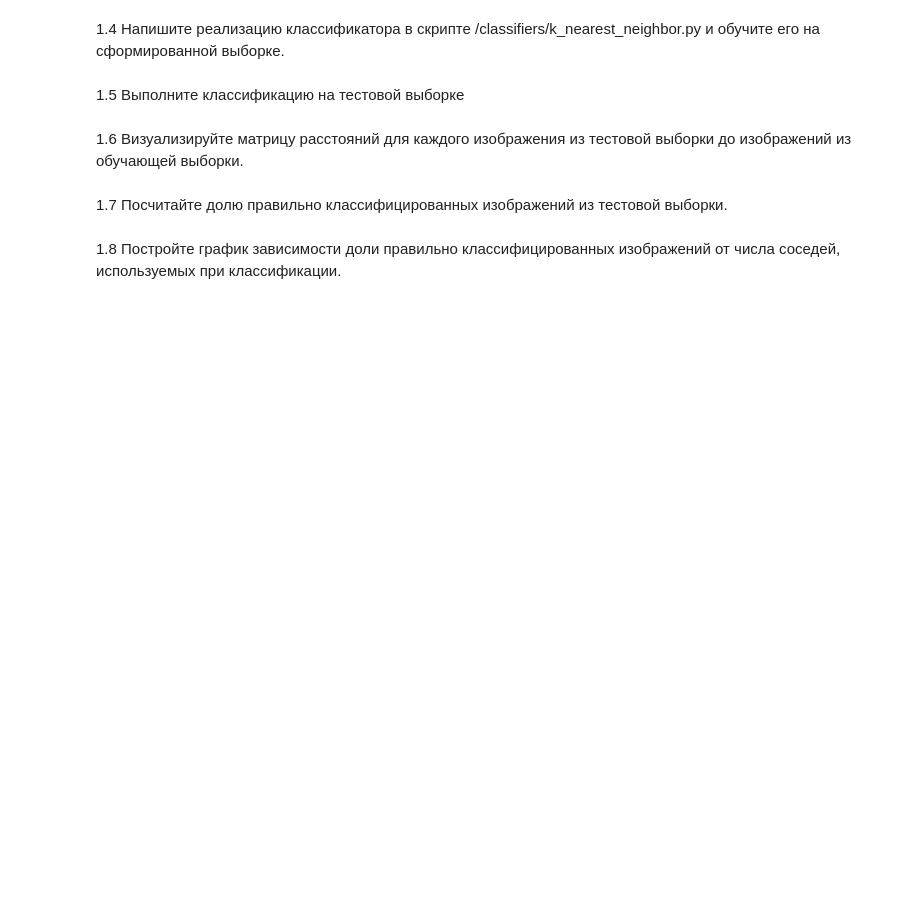
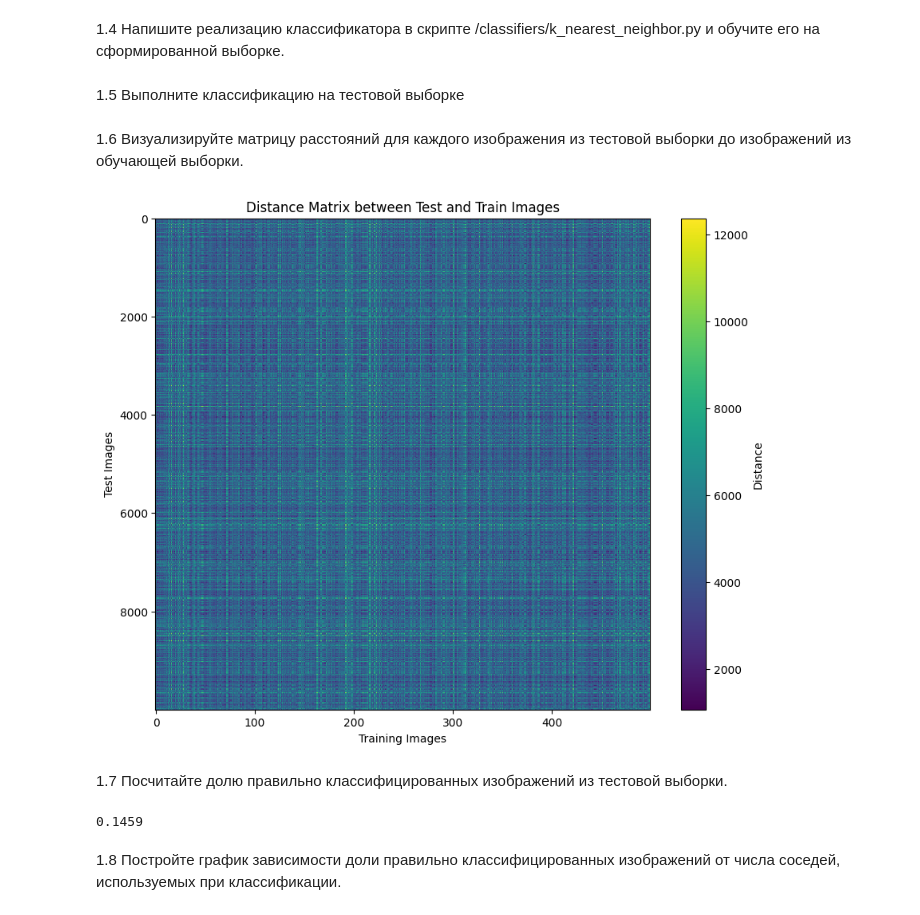
Before and after one commit to Loy721/dl_labs, a Jupyter notebook: lab_1-2/assignment1.ipynb, the cells around one changed output. Drawn from its saved outputs; the diff is of its cells as text; code cells hidden in the pictures; blank space fills up the shorter version.

```diff
--- a/lab_1-2/assignment1.ipynb
+++ b/lab_1-2/assignment1.ipynb
@@ -68,2 +97,7 @@ Test labels shape:  (10000,)
 # %% [markdown]
 1.3 Разделите данные на обучающу и тестовую выборки (X_train, y_train, X_test, y_test). Преобразуйте каждое изображение в одномерный массив.
+# %%
+print(X_train.shape)
+X_train = X_train.reshape(X_train.shape[0], -1)
+X_test = X_test.reshape(X_test.shape[0],-1)
+print(X_train.shape)
@@ -79,7 +118,22 @@ classifier.train(X_train, y_train)
 # %% [markdown]
 1.6 Визуализируйте матрицу расстояний для каждого изображения из тестовой выборки до изображений из обучающей выборки.
+# %%
+dists = classifier.compute_distances_no_loops(X_test)
+
+plt.imshow(dists, cmap='viridis', aspect='auto')
+plt.colorbar(label='Distance')
+plt.xlabel('Training Images')
+plt.ylabel('Test Images')
+plt.title('Distance Matrix between Test and Train Images')
+plt.show()
+# %% [output]
+[figure, added]
 # %% [markdown]
 
 1.7 Посчитайте долю правильно классифицированных изображений из тестовой выборки.
+# %%
+print(np.mean(knn_result == y_test))
+# %% [output]
+0.1459
 # %% [markdown]
 1.8 Постройте график зависимости доли правильно классифицированных изображений от числа соседей, используемых при классификации.
```
Also changed, not shown: parts of 29 cells of this notebook, 4 other files.
